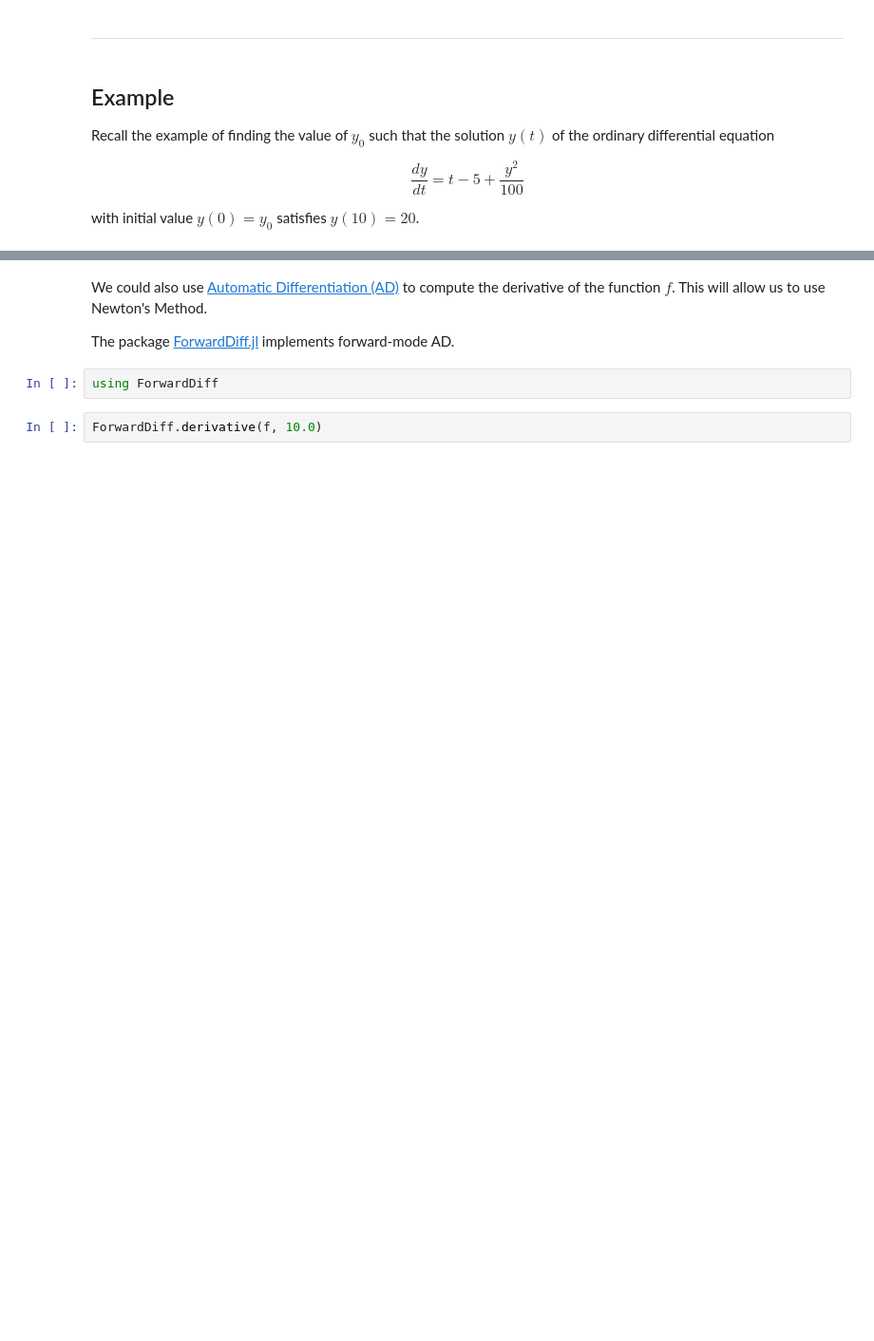
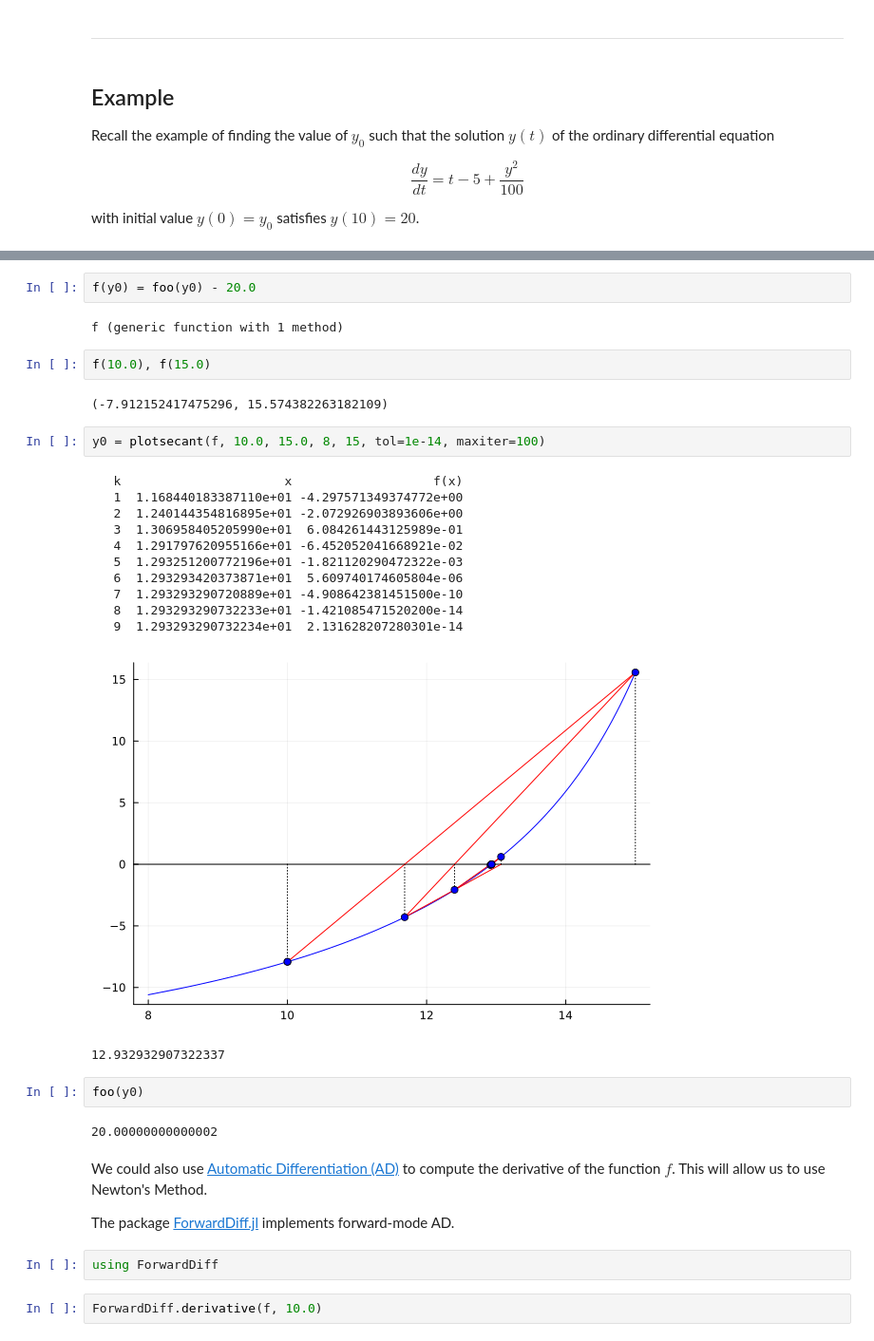
Before and after one commit to ApolloTheApollo/20262-lecture-notes, a Jupyter notebook: chapter03/Section 3.4 - Newton's method and variants.ipynb, the cells around one changed output, grey strips where cells are left out. Shown at 95% size. Saved outputs shown, nothing was run; the diff lists cells and outputs as text; blank space fills up the shorter version.

```diff
--- a/chapter03/Section 3.4 - Newton's method and variants.ipynb
+++ b/chapter03/Section 3.4 - Newton's method and variants.ipynb
@@ -430,3 +456,30 @@ foo(15.0)
+# %%
+f(y0) = foo(y0) - 20.0
+# %% [output]
+f (generic function with 1 method)
+# %%
+f(10.0), f(15.0)
+# %% [output]
+(-7.912152417475296, 15.574382263182109)
+# %%
+y0 = plotsecant(f, 10.0, 15.0, 8, 15, tol=1e-14, maxiter=100)
+# %% [output]
+   k                      x                   f(x)
+   1  1.168440183387110e+01 -4.297571349374772e+00
+   2  1.240144354816895e+01 -2.072926903893606e+00
+   3  1.306958405205990e+01  6.084261443125989e-01
+   4  1.291797620955166e+01 -6.452052041668921e-02
+   5  1.293251200772196e+01 -1.821120290472322e-03
+   6  1.293293420373871e+01  5.609740174605804e-06
+   7  1.293293290720889e+01 -4.908642381451500e-10
+   8  1.293293290732233e+01 -1.421085471520200e-14
+   9  1.293293290732234e+01  2.131628207280301e-14
+[figure, added]
+12.932932907322337
+# %%
+foo(y0)
+# %% [output]
+20.00000000000002
 # %% [markdown]
 We could also use [Automatic Differentiation (AD)](https://en.wikipedia.org/wiki/Automatic_differentiation) to compute the derivative of the function $f$. This will allow us to use Newton's Method.
 
```
Also changed, not shown: parts of 11 cells of this notebook, 2 other files.
